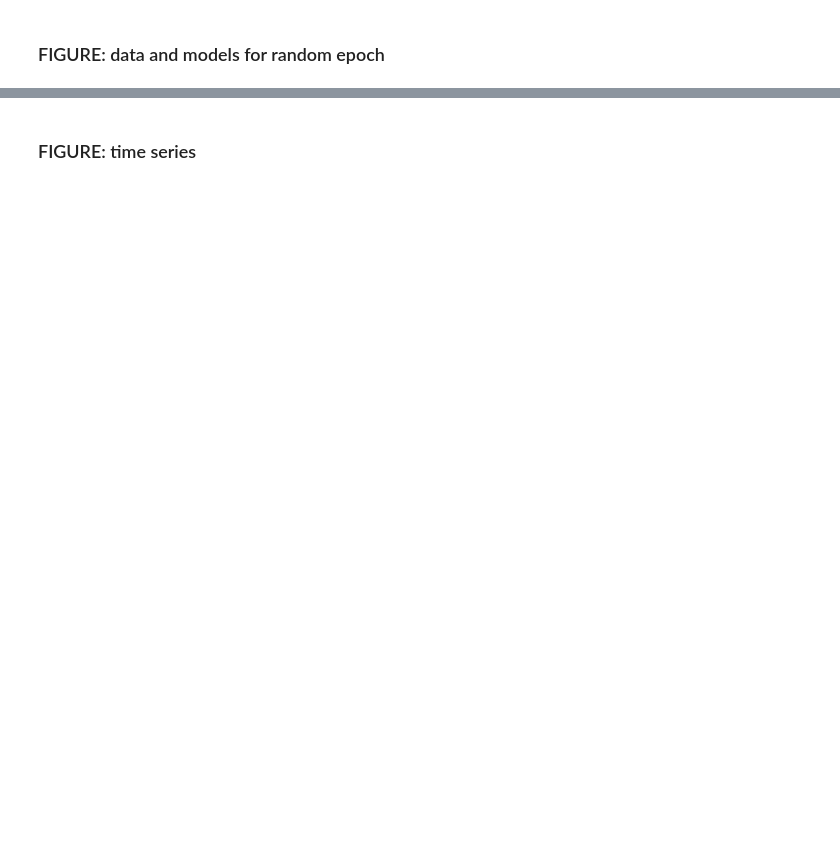
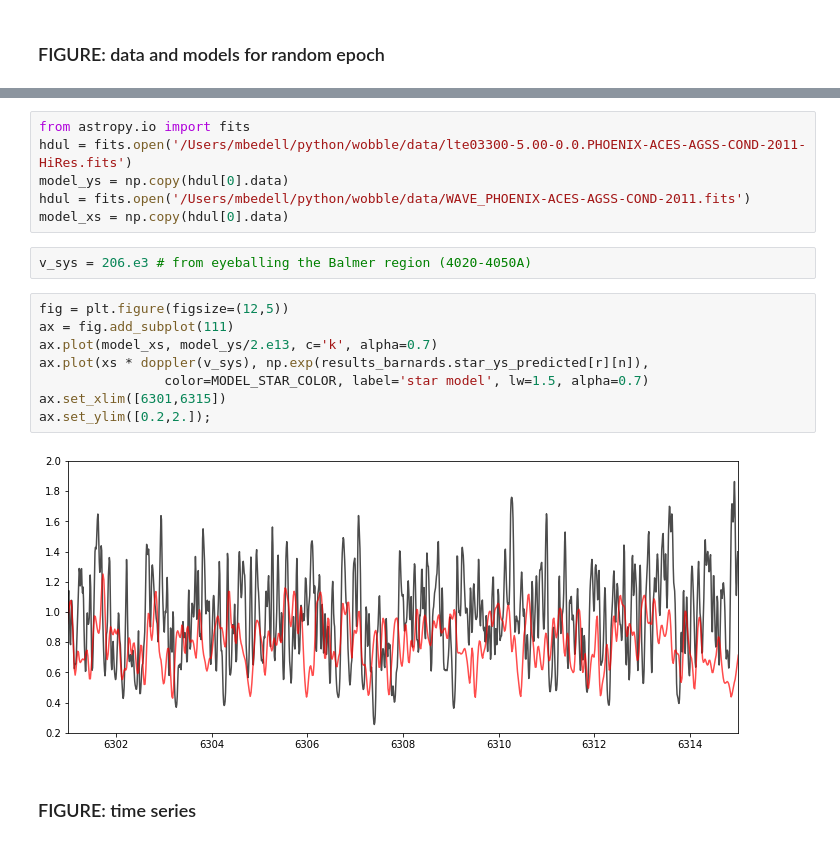
Before and after one commit to megbedell/wobble, a Jupyter notebook: paper/figures/make_figures.ipynb, the cells around one changed output, grey strips where cells are left out. Cells and saved outputs as stored; diff of their text form; blank space fills up the shorter version.

```diff
--- a/paper/figures/make_figures.ipynb
+++ b/paper/figures/make_figures.ipynb
@@ -209,2 +266,20 @@ fig.savefig('telluric_standard.pdf')
+# %%
+from astropy.io import fits
+hdul = fits.open('/Users/mbedell/python/wobble/data/lte03300-5.00-0.0.PHOENIX-ACES-AGSS-COND-2011-HiRes.fits')
+model_ys = np.copy(hdul[0].data)
+hdul = fits.open('/Users/mbedell/python/wobble/data/WAVE_PHOENIX-ACES-AGSS-COND-2011.fits')
+model_xs = np.copy(hdul[0].data)
+# %%
+v_sys = 206.e3 # from eyeballing the Balmer region (4020-4050A)
+# %%
+fig = plt.figure(figsize=(12,5))
+ax = fig.add_subplot(111)
+ax.plot(model_xs, model_ys/2.e13, c='k', alpha=0.7)
+ax.plot(xs * doppler(v_sys), np.exp(results_barnards.star_ys_predicted[r][n]),
+                color=MODEL_STAR_COLOR, label='star model', lw=1.5, alpha=0.7)
+ax.set_xlim([6301,6315])
+ax.set_ylim([0.2,2.]);
+# %% [output]
+[figure, added]
 # %% [markdown]
 ### FIGURE: time series
```
Also changed, not shown: parts of 20 cells of this notebook, 1 other file.
